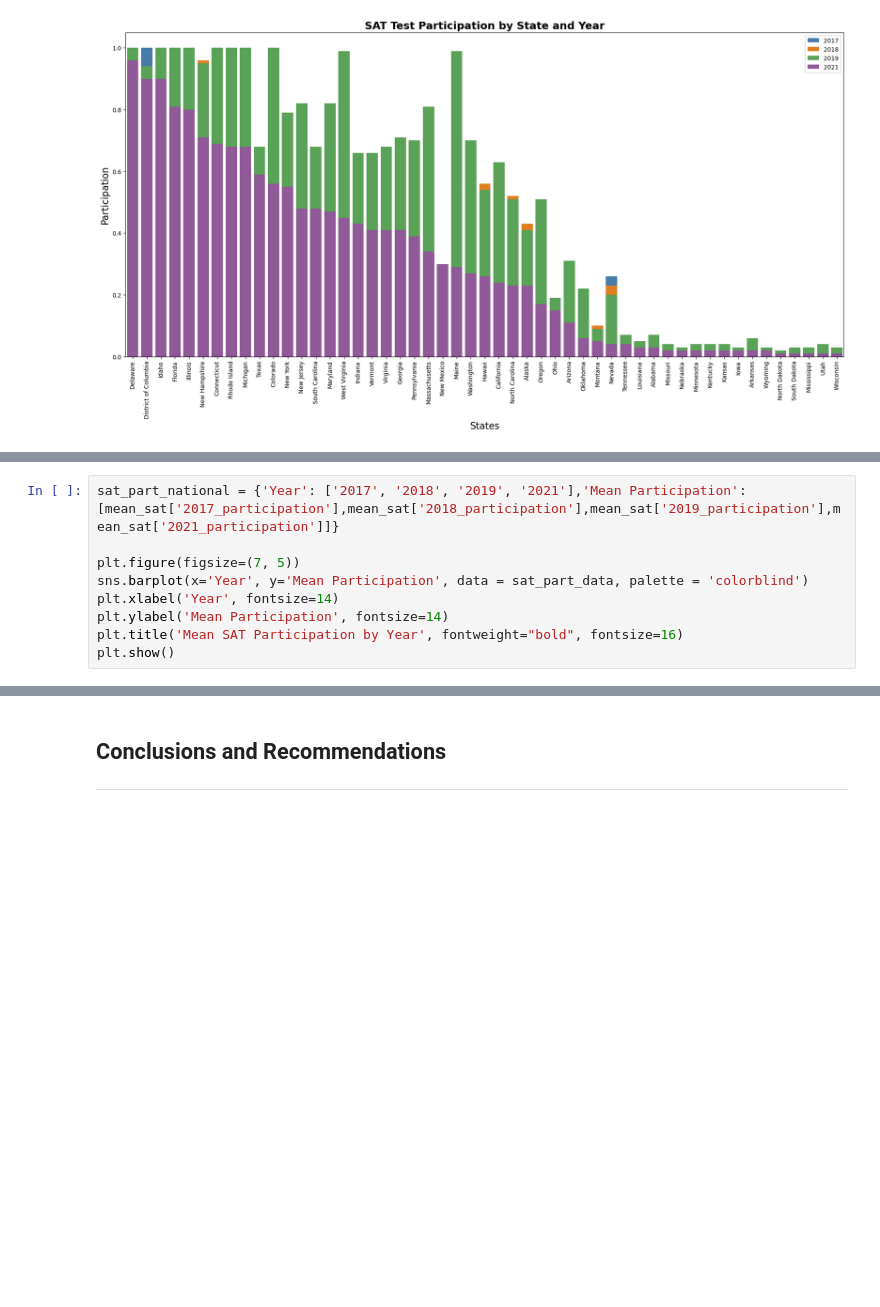
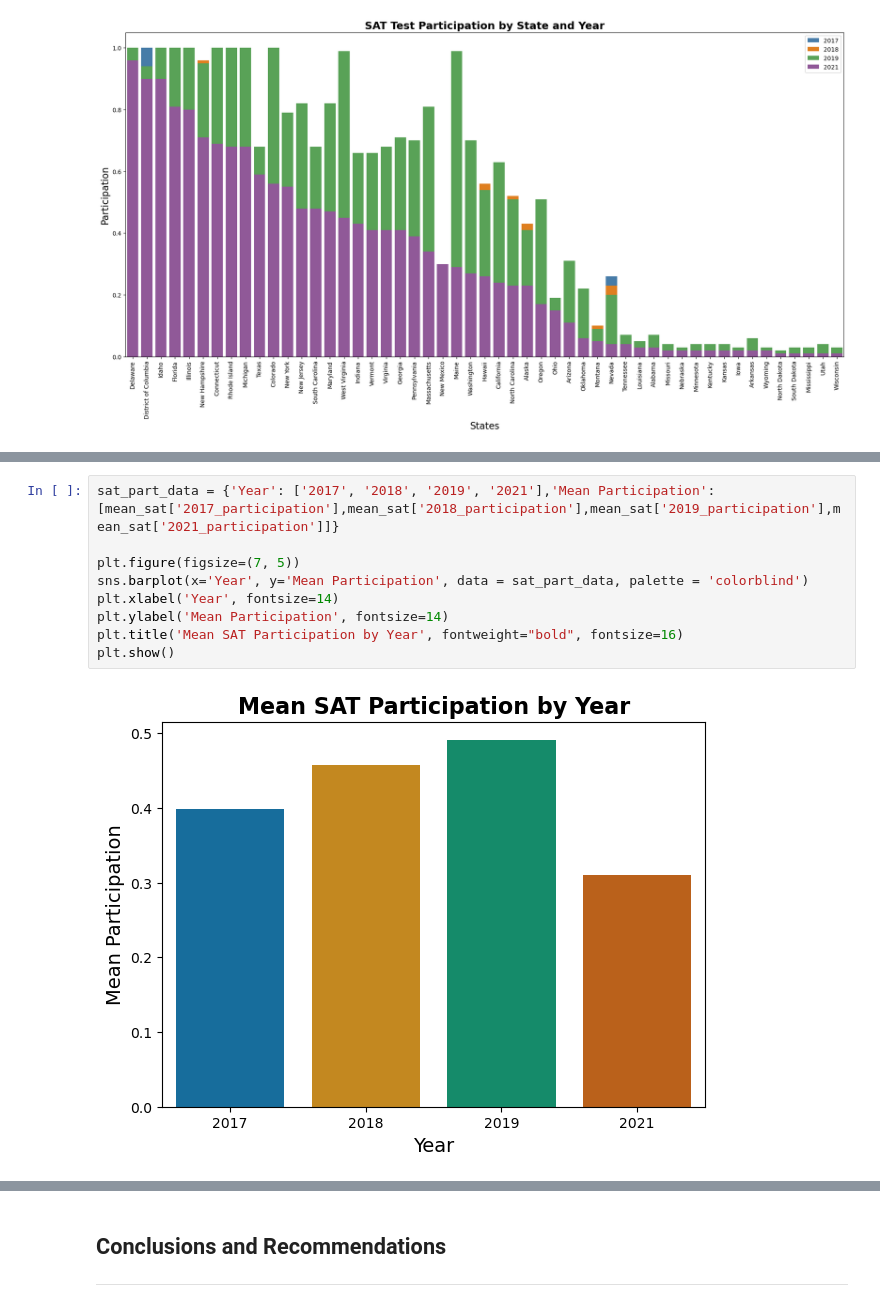
Before and after one commit to argishtiovsepyan/Standardized_Test_Analysis, a Jupyter notebook: code/argishti_project_1.ipynb, the cells around one changed output, grey strips where cells are left out. Saved outputs shown, nothing was run; the diff lists cells and outputs as text; blank space fills up the shorter version.

```diff
--- a/code/argishti_project_1.ipynb
+++ b/code/argishti_project_1.ipynb
@@ -814,10 +813,12 @@ NameError: name 'act_part_data' is not defined
 # %%
-sat_part_national = {'Year': ['2017', '2018', '2019', '2021'],'Mean Participation': [mean_sat['2017_participation'],mean_sat['2018_participation'],mean_sat['2019_participation'],mean_sat['2021_participation']]}
+sat_part_data = {'Year': ['2017', '2018', '2019', '2021'],'Mean Participation': [mean_sat['2017_participation'],mean_sat['2018_participation'],mean_sat['2019_participation'],mean_sat['2021_participation']]}
 
 plt.figure(figsize=(7, 5))
 sns.barplot(x='Year', y='Mean Participation', data = sat_part_data, palette = 'colorblind')
 plt.xlabel('Year', fontsize=14)
 plt.ylabel('Mean Participation', fontsize=14)
 plt.title('Mean SAT Participation by Year', fontweight="bold", fontsize=16)
 plt.show()
+# %% [output]
+[figure, added]
 # %%
```
Also changed, not shown: parts of 3 cells of this notebook.
